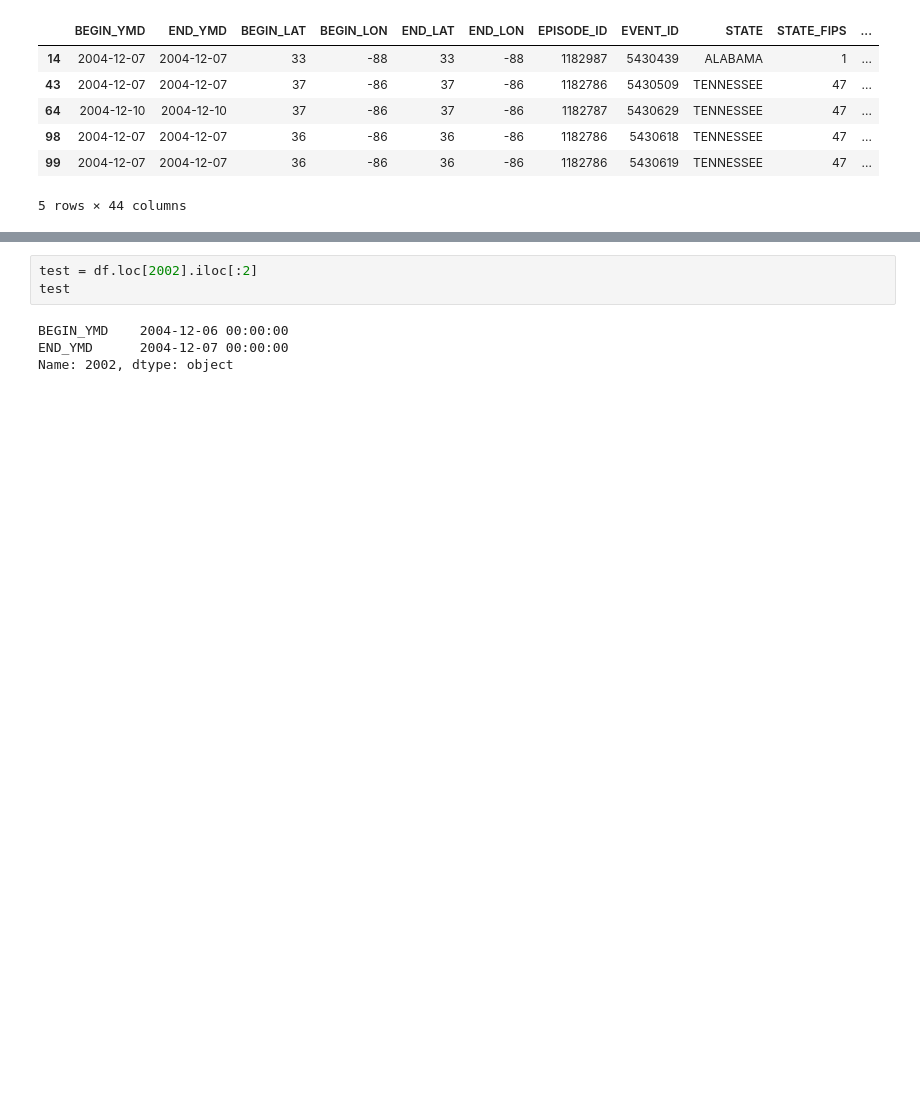
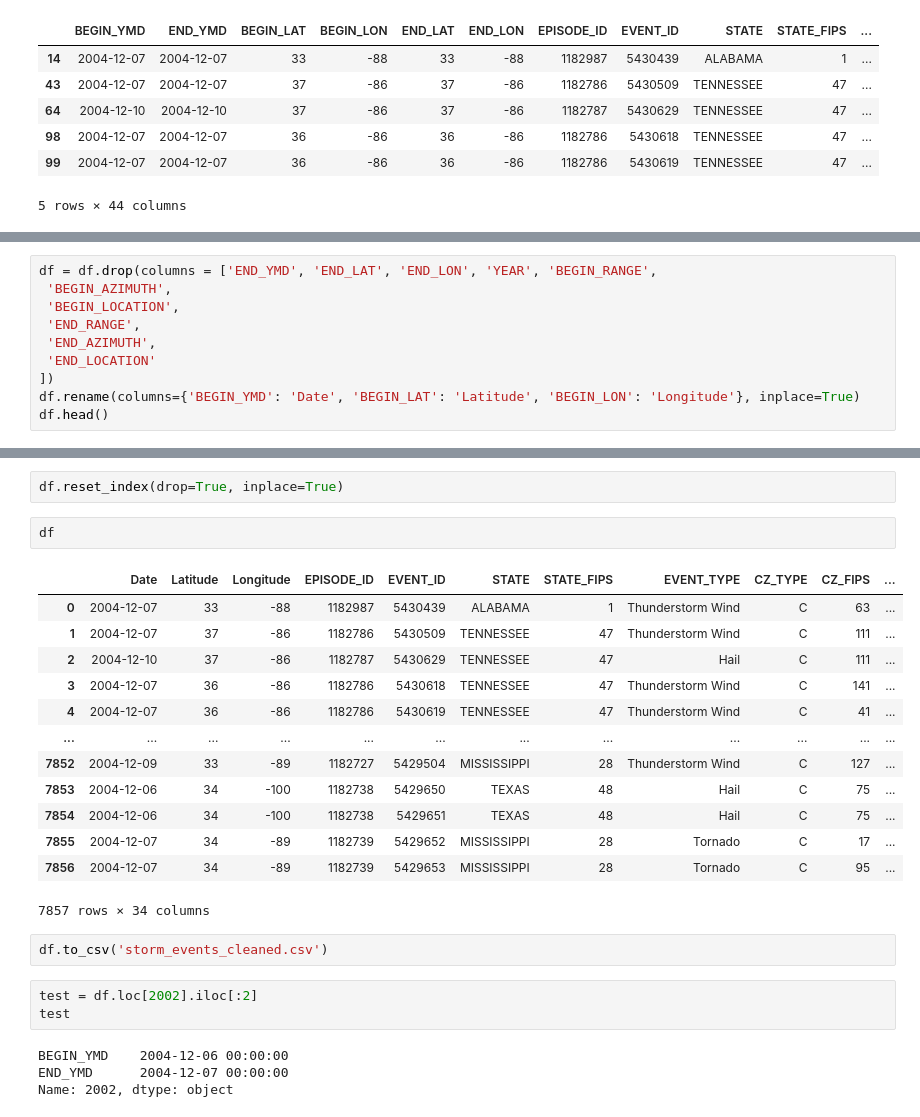
Before and after one commit to htluu-ucsd/NaturalDisasterProject, a Jupyter notebook: stormevents_reformat.ipynb, the cells around one changed output, grey strips where cells are left out. Drawn from its saved outputs; the diff is of its cells as text; blank space fills up the shorter version.

```diff
--- a/stormevents_reformat.ipynb
+++ b/stormevents_reformat.ipynb
@@ -189,0 +205,10 @@ df.head()
+# %%
+df = df.drop(columns = ['END_YMD', 'END_LAT', 'END_LON', 'YEAR', 'BEGIN_RANGE',
+ 'BEGIN_AZIMUTH',
+ 'BEGIN_LOCATION',
+ 'END_RANGE',
+ 'END_AZIMUTH',
+ 'END_LOCATION'
+])
+df.rename(columns={'BEGIN_YMD': 'Date', 'BEGIN_LAT': 'Latitude', 'BEGIN_LON': 'Longitude'}, inplace=True)
+df.head()
@@ -190,3 +223,23 @@ df.head()
+# %%
+df.reset_index(drop=True, inplace=True)
+# %%
+df
+# %% [output]
+|  | Date | Latitude | Longitude | EPISODE_ID | EVENT_ID | STATE | STATE_FIPS | EVENT_TYPE | CZ_TYPE | CZ_FIPS | ... |
+| 0 | 2004-12-07 | 33 | -88 | 1182987 | 5430439 | ALABAMA | 1 | Thunderstorm Wind | C | 63 | ... |
+| 1 | 2004-12-07 | 37 | -86 | 1182786 | 5430509 | TENNESSEE | 47 | Thunderstorm Wind | C | 111 | ... |
+| 2 | 2004-12-10 | 37 | -86 | 1182787 | 5430629 | TENNESSEE | 47 | Hail | C | 111 | ... |
+| 3 | 2004-12-07 | 36 | -86 | 1182786 | 5430618 | TENNESSEE | 47 | Thunderstorm Wind | C | 141 | ... |
+| 4 | 2004-12-07 | 36 | -86 | 1182786 | 5430619 | TENNESSEE | 47 | Thunderstorm Wind | C | 41 | ... |
+| ... | ... | ... | ... | ... | ... | ... | ... | ... | ... | ... | ... |
+| 7852 | 2004-12-09 | 33 | -89 | 1182727 | 5429504 | MISSISSIPPI | 28 | Thunderstorm Wind | C | 127 | ... |
+| 7853 | 2004-12-06 | 34 | -100 | 1182738 | 5429650 | TEXAS | 48 | Hail | C | 75 | ... |
+| 7854 | 2004-12-06 | 34 | -100 | 1182738 | 5429651 | TEXAS | 48 | Hail | C | 75 | ... |
+| 7855 | 2004-12-07 | 34 | -89 | 1182739 | 5429652 | MISSISSIPPI | 28 | Tornado | C | 17 | ... |
+| 7856 | 2004-12-07 | 34 | -89 | 1182739 | 5429653 | MISSISSIPPI | 28 | Tornado | C | 95 | ... |
+7857 rows × 34 columns
+# %%
+df.to_csv('storm_events_cleaned.csv')
 # %%
 test = df.loc[2002].iloc[:2]
 test
```
Also changed, not shown: parts of 2 cells of this notebook, 1 other file.
